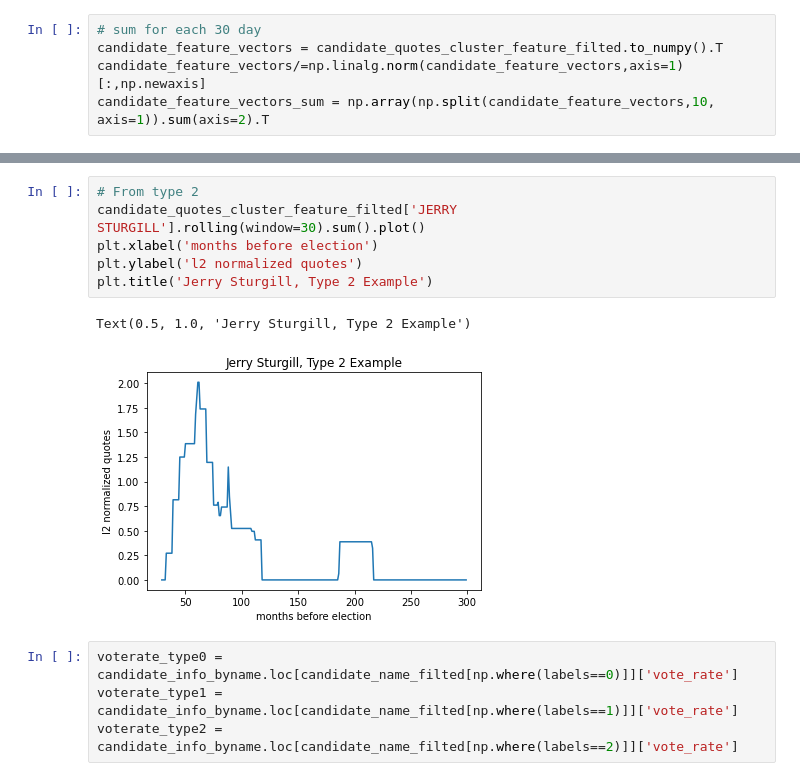
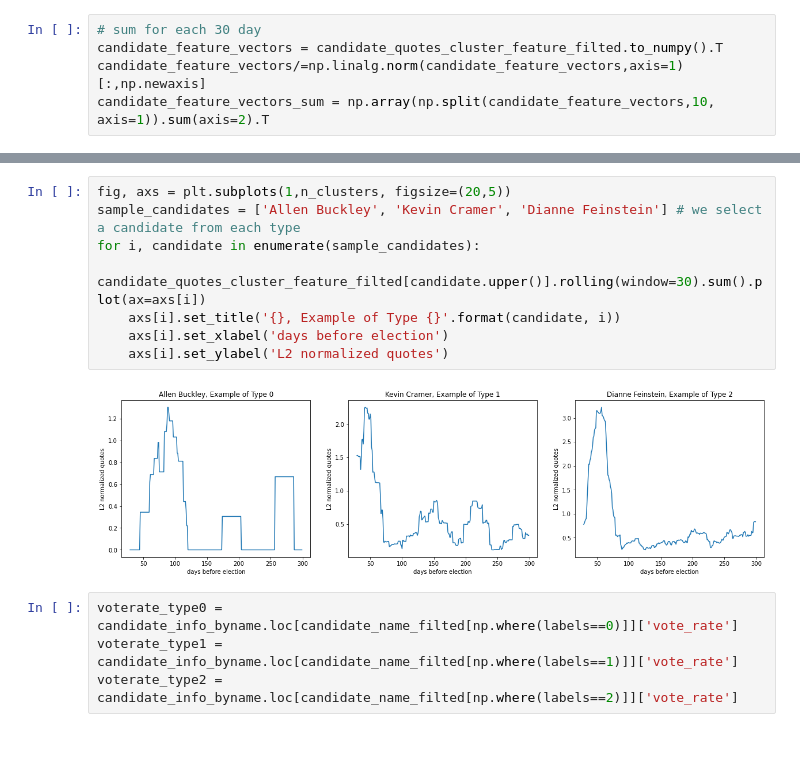
Before and after one commit to epfl-ada/ada-2021-project-chilldatagroup, a Jupyter notebook: Milestone2.ipynb, the cells around one changed output, grey strips where cells are left out. Cells and saved outputs as stored; diff of their text form; blank space fills up the shorter version.

Commit message:
optimize some figures

```diff
--- a/Milestone2.ipynb
+++ b/Milestone2.ipynb
@@ -952,12 +934,13 @@ Text(0.5, 1.0, 'Tim Scott, Type 1 Example')
-# %%
-# From type 2
-candidate_quotes_cluster_feature_filted['JERRY STURGILL'].rolling(window=30).sum().plot()
-plt.xlabel('months before election')
-plt.ylabel('l2 normalized quotes')
-plt.title('Jerry Sturgill, Type 2 Example')
-# %% [output]
-Text(0.5, 1.0, 'Jerry Sturgill, Type 2 Example')
-[figure, removed]
+# %%
+fig, axs = plt.subplots(1,n_clusters, figsize=(20,5))
+sample_candidates = ['Allen Buckley', 'Kevin Cramer', 'Dianne Feinstein'] # we select a candidate from each type
+for i, candidate in enumerate(sample_candidates):
+    candidate_quotes_cluster_feature_filted[candidate.upper()].rolling(window=30).sum().plot(ax=axs[i])
+    axs[i].set_title('{}, Example of Type {}'.format(candidate, i))
+    axs[i].set_xlabel('days before election')
+    axs[i].set_ylabel('L2 normalized quotes')
+# %% [output]
+[figure, added]
 # %%
 voterate_type0 = candidate_info_byname.loc[candidate_name_filted[np.where(labels==0)]]['vote_rate']
 voterate_type1 = candidate_info_byname.loc[candidate_name_filted[np.where(labels==1)]]['vote_rate']
```
Also changed, not shown: parts of 47 cells of this notebook.
